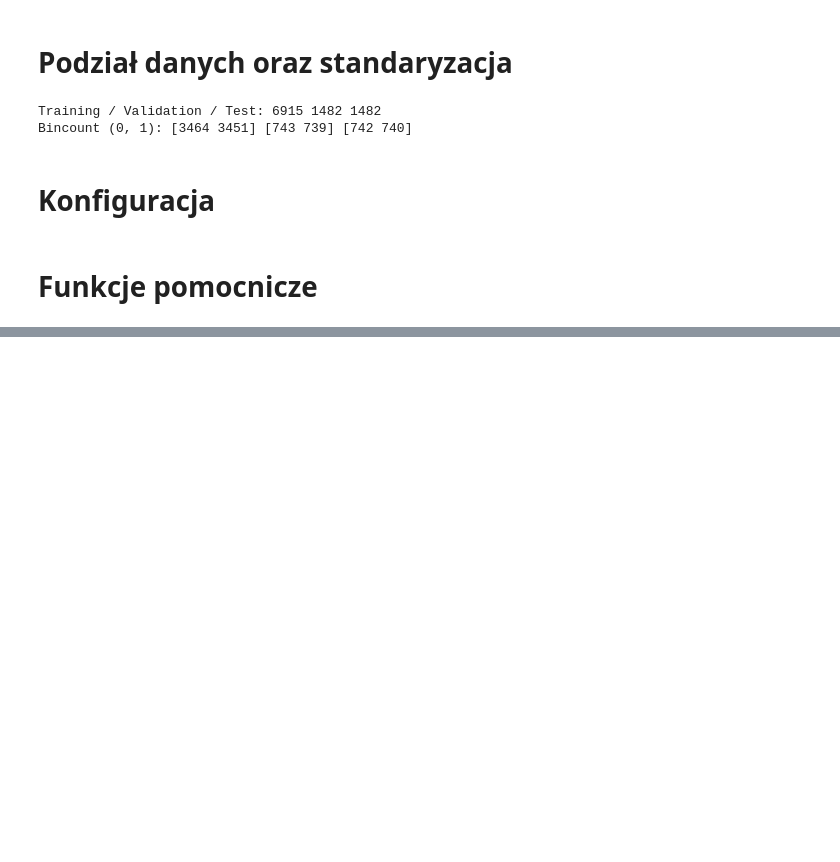
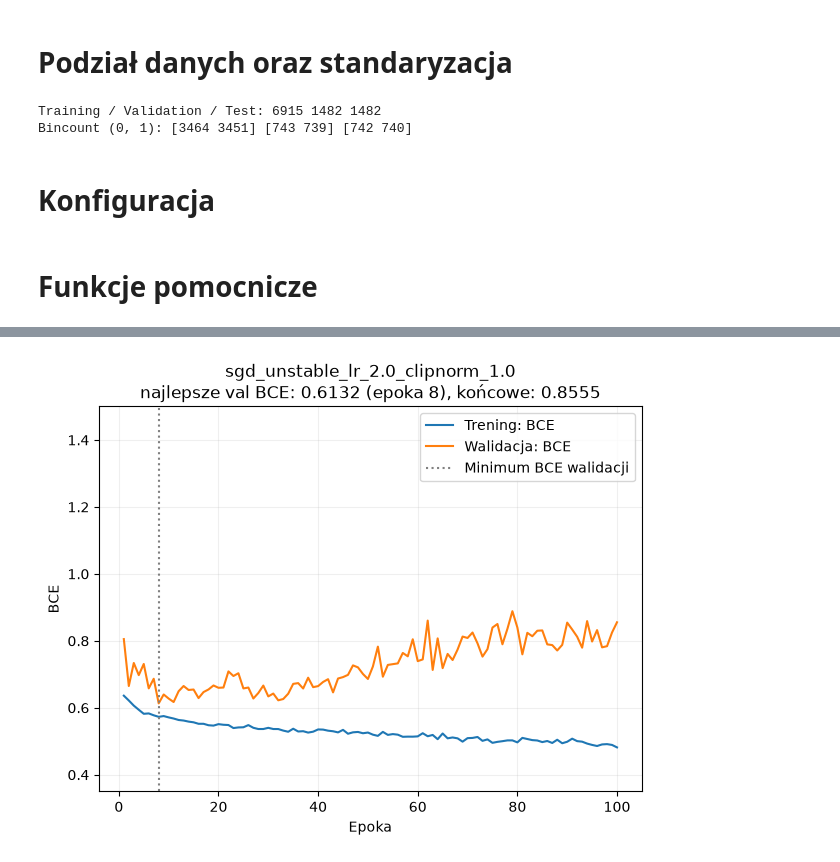
Before and after one commit to juliansuszko/Projekt1---Diagnostyka-procesu-uczenia, a Jupyter notebook: notebooks/diagnostyka_treningu.ipynb, the cells around one changed output, grey strips where cells are left out. Cells and saved outputs as stored; diff of their text form; code cells hidden in the pictures; blank space fills up the shorter version.

```diff
--- a/notebooks/diagnostyka_treningu.ipynb
+++ b/notebooks/diagnostyka_treningu.ipynb
@@ -294,0 +346,15 @@ plot_compare(["baselineSGD", "baselineAdam"], metric="val_bce", filename="compar
+# %%
+# run_experiment(ExperimentConfig(name="sgd_baseline_unstable", early_stopping=False, momentum=0.0, l2=0.0, dropout=0), X_train_s=X_train_s, y_train=y_train, X_val_s=X_val_s, y_val=y_val)
+
+# plot_history("sgd_baseline_unstable")
+
+# for lr in [0.1, 0.5, 1.0, 2.0, 5.0]:
+#     run_experiment(ExperimentConfig(name=f"sgd_baseline_unstable_{lr}", early_stopping=False, momentum=0.0, l2=0.0, dropout=0, learning_rate=lr), X_train_s=X_train_s, y_train=y_train, X_val_s=X_val_s, y_val=y_val)
+
+# plot_compare(["sgd_momentum_overfit", "sgd_dropout"], metric="val_bce", filename="compare_sgd_momentum_overfit&sgd_dropout.png")
+
+run_experiment(ExperimentConfig(name="sgd_unstable_lr_2.0_clipnorm_1.0", early_stopping=False, l2=0.0, dropout=0, learning_rate=2.0, clipnorm=1.0), X_train_s=X_train_s, y_train=y_train, X_val_s=X_val_s, y_val=y_val)
+
+plot_history("sgd_unstable_lr_2.0_clipnorm_1.0", ylim=(0.35, 1.5))
+# %% [output]
+[figure, added]
```
Also changed, not shown: parts of 6 cells of this notebook, 27 other files.
